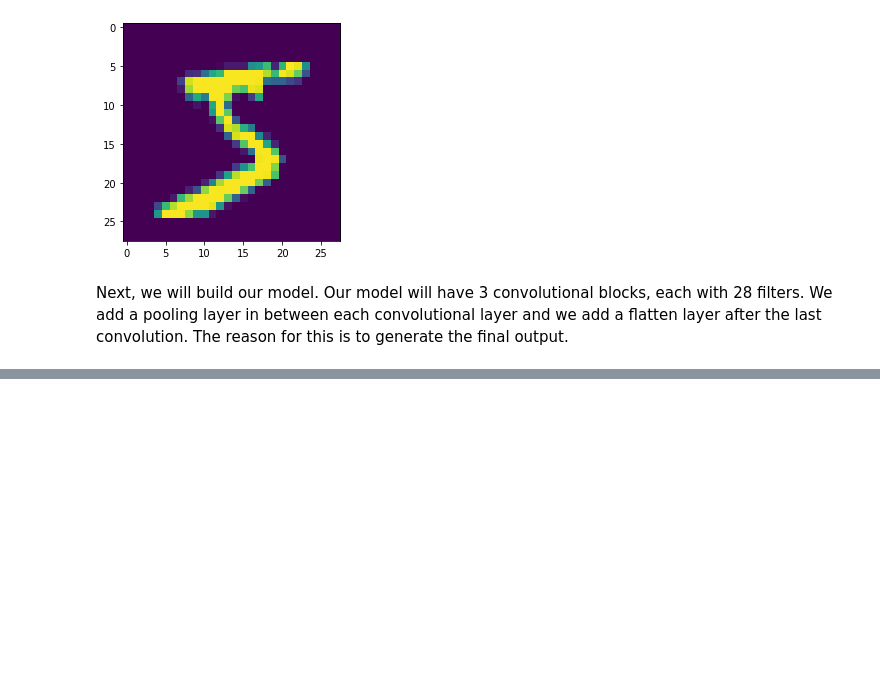
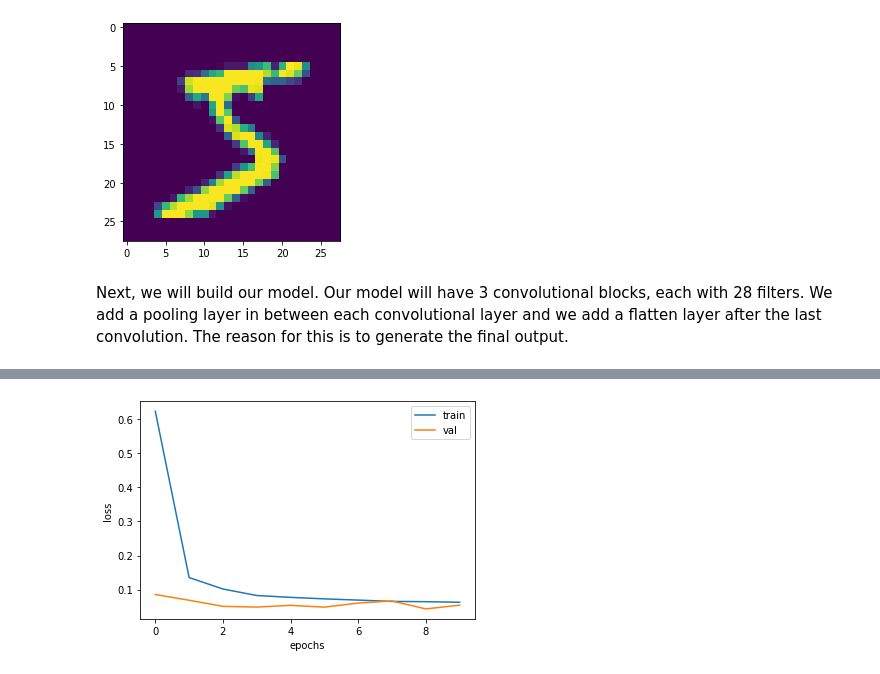
Before and after one commit to spe301/CNN-tutorial, a Jupyter notebook: CNN_Tutorial.ipynb, the cells around one changed output, grey strips where cells are left out. Drawn from its saved outputs; the diff is of its cells as text; code cells hidden in the pictures; blank space fills up the shorter version.

```diff
--- a/CNN_Tutorial.ipynb
+++ b/CNN_Tutorial.ipynb
@@ -154,0 +181,4 @@ history = cnn2.fit(X, y, batch_size=64, epochs=10, validation_split=0.2)
+# %%
+ViewLoss(history)
+# %% [output]
+[figure, added]
```
Also changed, not shown: parts of 16 cells of this notebook.
